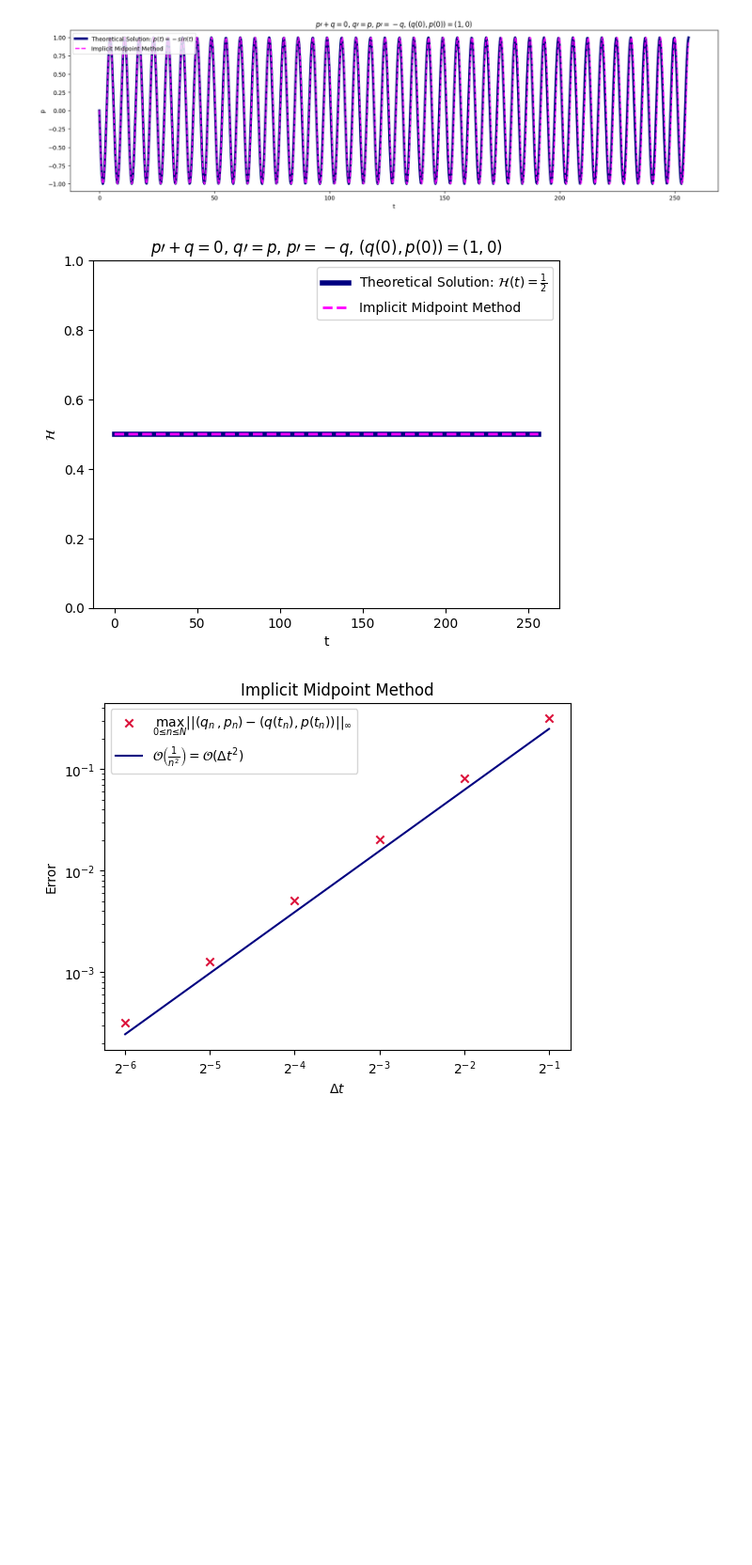
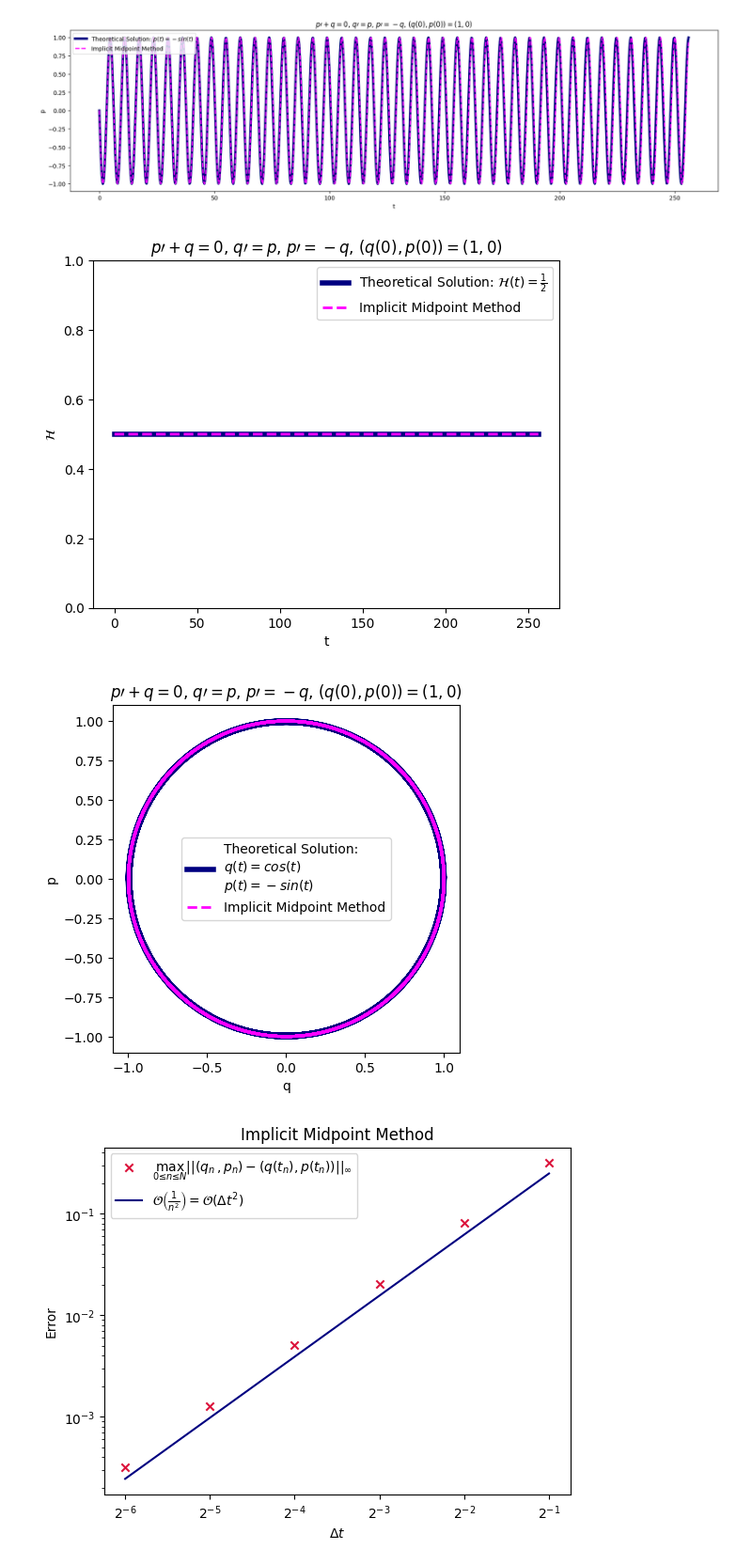
Before and after one commit to Eric-Guerra-Ribeiro/AMP_41012, a Jupyter notebook: pc8.ipynb, the cells around one changed output. Shown at 94% size. Cells and saved outputs as stored; diff of their text form; code cells hidden in the pictures; blank space fills up the shorter version.

```diff
--- a/pc8.ipynb
+++ b/pc8.ipynb
@@ -769,16 +773,29 @@ plt.show()
 # %%
 # Tracer H(pn,qn) en fonction de tn et comparer à H(p(tn),q(tn)) exacte et dans le plan de phase
 axes = plt.axes()
 axes.set_ylim([0, 1])
 plt.plot([0, T_f], [0.5, 0.5], label='Theoretical Solution: $\\mathcal{H}(t) = \\frac{1}{2}$', color='navy', linewidth=4)
 plt.plot(ts_symp, H(qs_symp, ps_symp), label=f'Implicit Midpoint Method', linewidth=2, color='fuchsia', linestyle='--')
 plt.title('$p\\prime + q = 0$, $q\\prime = p$, $p\\prime = -q$, $(q(0), p(0)) = (1, 0)$')
 plt.ylabel('$\\mathcal{H}$')
 plt.xlabel('t')
 plt.legend()
 plt.show()
+
+axes = plt.axes()
+axes.set_xlim([-1.1, 1.1])
+axes.set_ylim([-1.1, 1.1])
+plt.axis('square')
+plt.plot(np.cos(np.linspace(0, T_f, 1000)), -np.sin(np.linspace(0, T_f, 1000)), label='Theoretical Solution:\n$q(t) = cos(t)$\n$p(t) = -sin(t)$', color='navy', linewidth=4)
+plt.plot(qs_symp, ps_symp, label=f'Implicit Midpoint Method', linewidth=2, color='fuchsia', linestyle='--')
+plt.title('$p\\prime + q = 0$, $q\\prime = p$, $p\\prime = -q$, $(q(0), p(0)) = (1, 0)$')
+plt.ylabel('p')
+plt.xlabel('q')
+plt.legend()
+plt.show()
 # %% [output]
 [figure]
+[figure, added]
 # %%
 # Tracer la courbe d'erreur en fonction de N en échelle loglog
 
```
Also changed, not shown: parts of 8 cells of this notebook, 1 other file.
